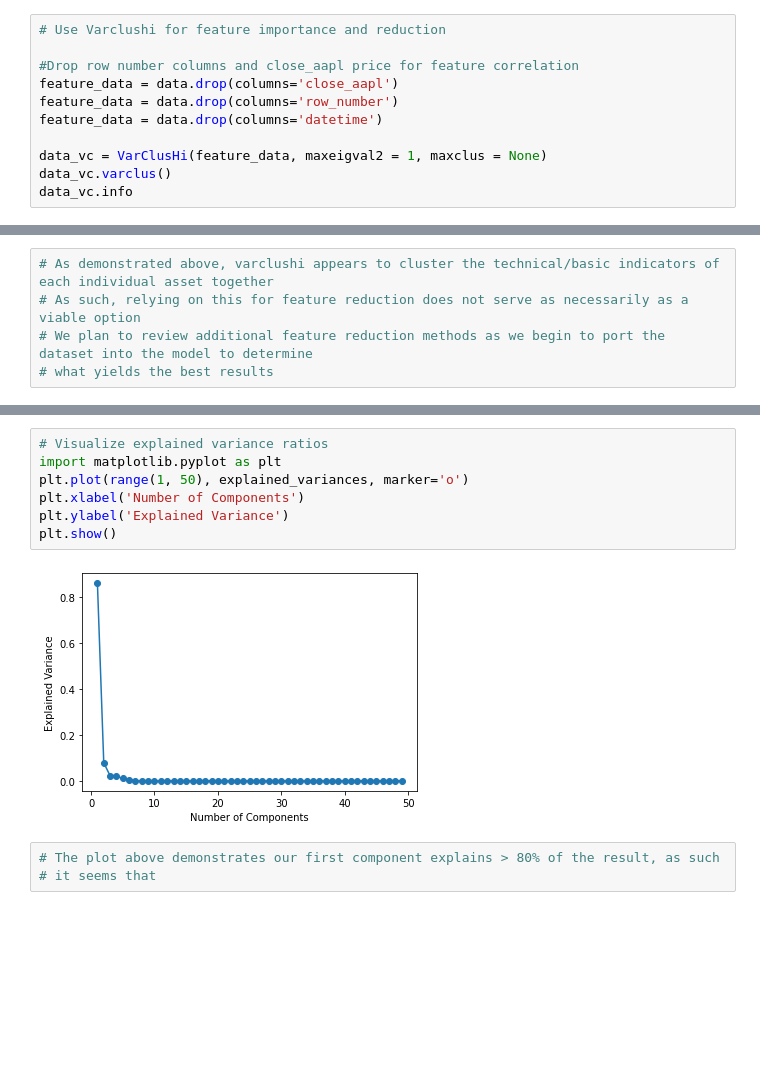
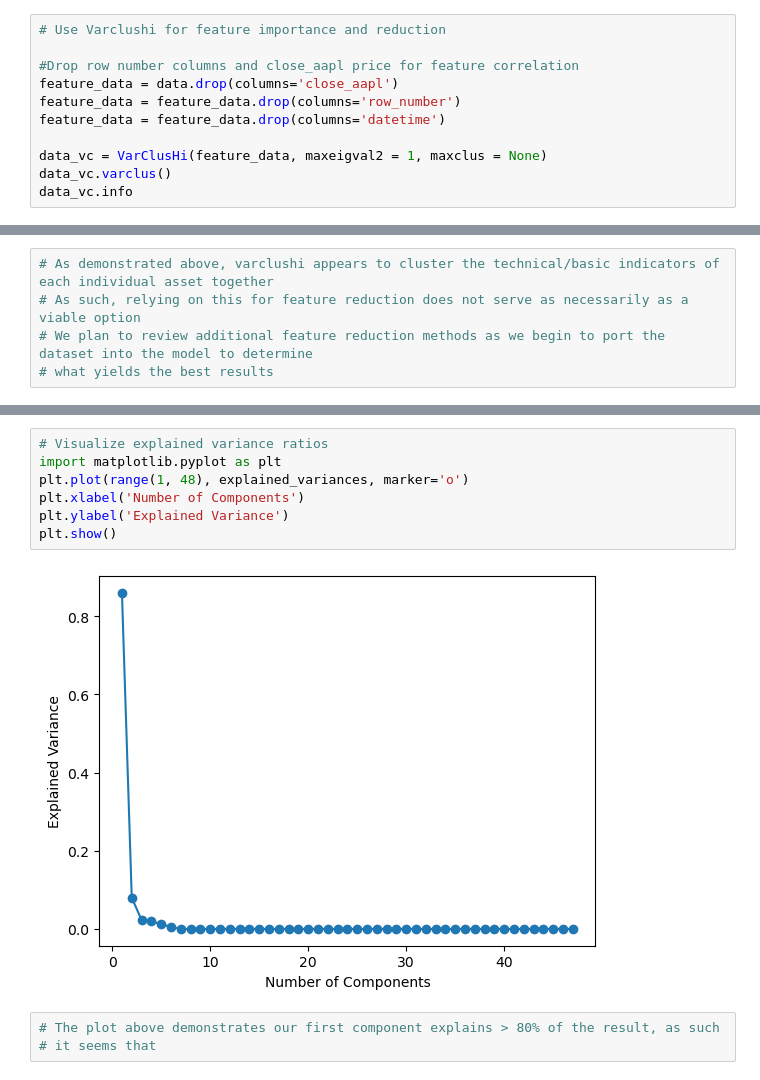
Before and after one commit to fmedrano2019/TraderJoes, a Jupyter notebook: TDAmeritrade-data-extraction.ipynb, the cells around one changed output, grey strips where cells are left out. Drawn from its saved outputs; the diff is of its cells as text; blank space fills up the shorter version.

```diff
--- a/TDAmeritrade-data-extraction.ipynb
+++ b/TDAmeritrade-data-extraction.ipynb
@@ -251,8 +260,8 @@ data.to_csv("data/" + filename, index=False)
 
 #Drop row number columns and close_aapl price for feature correlation
 feature_data = data.drop(columns='close_aapl')
-feature_data = data.drop(columns='row_number')
-feature_data = data.drop(columns='datetime')
+feature_data = feature_data.drop(columns='row_number')
+feature_data = feature_data.drop(columns='datetime')
 
 data_vc = VarClusHi(feature_data, maxeigval2 = 1, maxclus = None)
 data_vc.varclus()
@@ -299,12 +307,12 @@ print(explained_variances)
 # %%
 # Visualize explained variance ratios
 import matplotlib.pyplot as plt
-plt.plot(range(1, 50), explained_variances, marker='o')
+plt.plot(range(1, 48), explained_variances, marker='o')
 plt.xlabel('Number of Components')
 plt.ylabel('Explained Variance')
 plt.show()
 # %% [output]
-[figure, old version]
+[figure, new version]
 # %%
 # The plot above demonstrates our first component explains > 80% of the result, as such
 # it seems that
```
Also changed, not shown: parts of 12 cells of this notebook, 2 other files.
